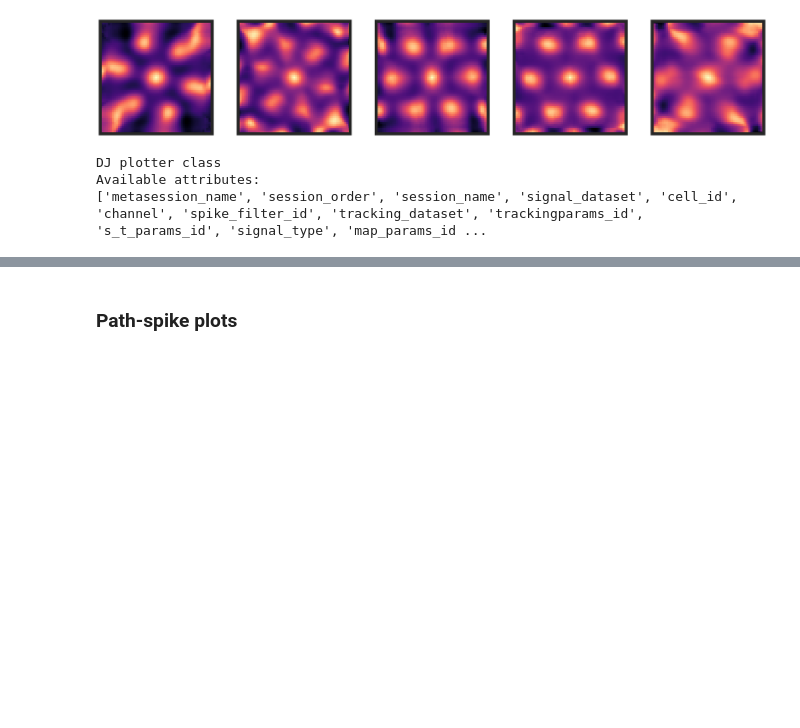
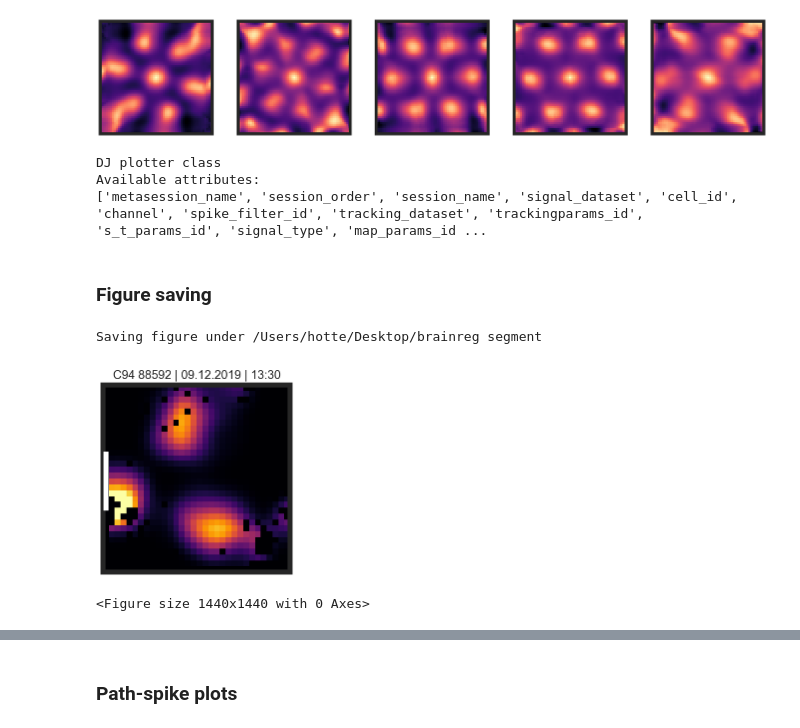
Before and after one commit to horsto/dj-imaging-plotter, a Jupyter notebook: notebooks/Plotting class for datajoint.ipynb, the cells around one changed output, grey strips where cells are left out. Drawn from its saved outputs; the diff is of its cells as text; code cells hidden in the pictures; blank space fills up the shorter version.

```diff
--- a/notebooks/Plotting class for datajoint.ipynb
+++ b/notebooks/Plotting class for datajoint.ipynb
@@ -72,3 +72,5 @@ plot
 DJ plotter class
 Available attributes:
 ['metasession_name', 'session_order', 'session_name', 'signal_dataset', 'cell_id', 'channel', 'spike_filter_id', 'tracking_dataset', 'trackingparams_id', 's_t_params_id', 'signal_type', 'map_params_id ...
+# %% [markdown]
+### Figure saving
@@ -74,0 +79,8 @@ Available attributes:
+# %%
+# Initialize a plotter with `save_path` to auto-save figure to disk
+plot = dj_plotter(some_ratemaps, keys, total=1, plots_per_view=1, save_path=save_path, save_format='png')
+plot.ratemaps(hash_or_animal='animal', cue_card_pos='west', cmap='inferno')
+# %% [output]
+Saving figure under /Users/hotte/Desktop/brainreg segment
+[figure, added]
+<Figure size 1440x1440 with 0 Axes>
```
Also changed, not shown: parts of 4 cells of this notebook.
